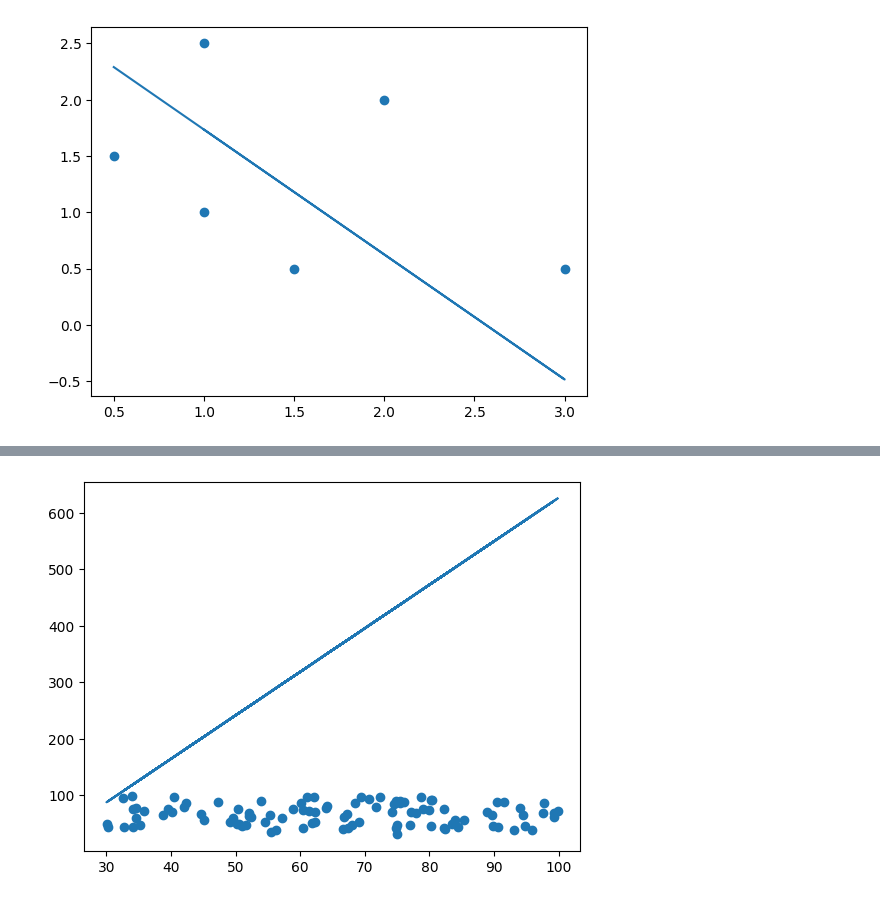
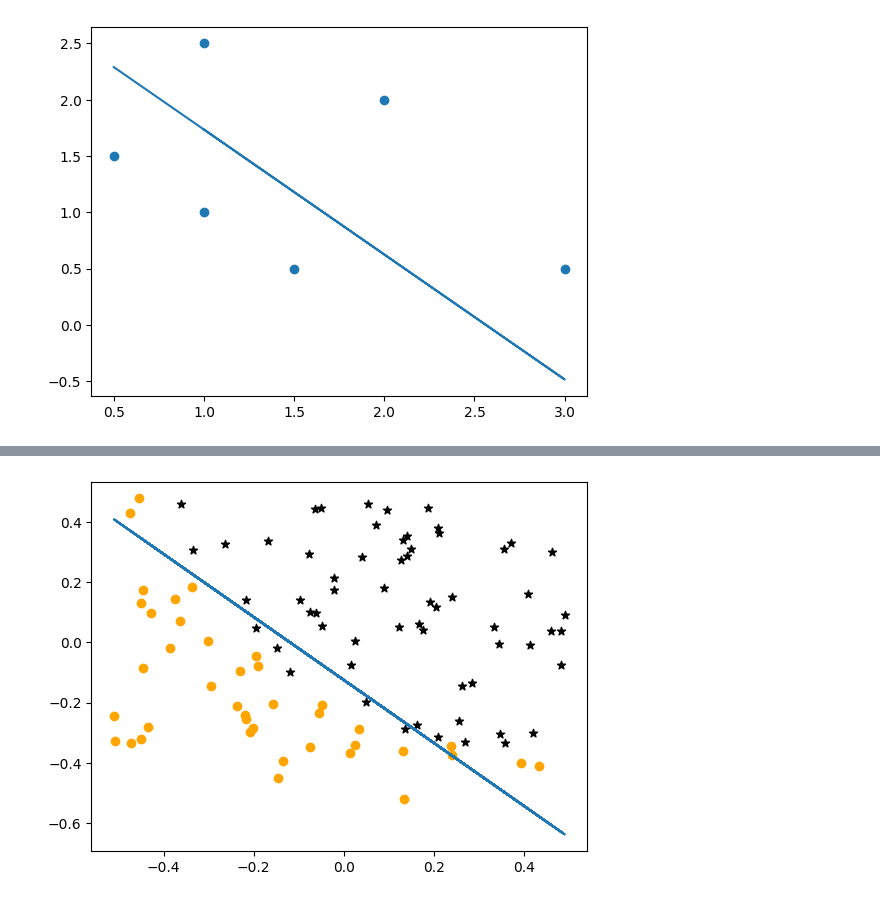
Before and after one commit to rachancheet/ml, a Jupyter notebook: logistic_regression.ipynb, the cells around one changed output, grey strips where cells are left out. Saved outputs shown, nothing was run; the diff lists cells and outputs as text; code cells hidden in the pictures.

```diff
--- a/logistic_regression.ipynb
+++ b/logistic_regression.ipynb
@@ -55,18 +55,18 @@ def compute_gradient(x,y,w,b):
     #     dj_dw[j] = dj_dw[j]/x.shape[0] + (lambda_/x.shape[0]) * w[j]
     return dj_dw/x.shape[0],dj_db/x.shape[0]
 
-def logistic_descent(x,y):
-    alpha = 0.01
+def logistic_descent(x,y,alpha = 0.01,iter =10000 ):
     w = np.zeros(x.shape[1])
     b =0
-    for i in range(10000):
+    for i in range(iter):
 
         dj_dw,dj_db = compute_gradient(x,y,w,b)
 
         w = w - alpha*dj_dw
         b = b- alpha*dj_db
         if i%100 ==0:
-            # print(w,b,"-------------------------------- cost: ",cost(x,y,w,b))
+            print(w,b,"-------------------------------- cost: ")
+                #   ,cost(x,y,w,b))
             pass
     return w,b
 # %%
@@ -89,6 +106,8 @@ pl.show()
 data = np.loadtxt("C:\code\ml\Coursera\material\C1 - Supervised Machine Learning - Regression and Classification\week3\C1W3A1\data\ex2data1.txt",delimiter = ',')
 x_train = data[:,:2]
 y_train = data[:,2]
+# x_train = np.array([[x,y,x**2,y**2] for x,y in list(x_train)])
+x_train = np.c_[x_train[:,0],x_train[:,1],x_train[:,0]**2,x_train[:,1]**2]
 print(x_train)
 y_train
 # %% [output]
@@ -115,7 +134,11 @@ array([0., 0., 0., 1., 1., 0., 1., 1., 1., 1., 0., 0., 1., 1., 0., 1., 1.,
        1., 1., 0., 0., 0., 1., 0., 1., 1., 1., 0., 0., 0., 0., 0., 1., 0.,
        1., 1., 0., 1., 1., 1., 1., 1., 1., 1., 0., 0., 1., 1., 1., 1., 1.,
        1., 0., 1., 1., 0., 1., 1., 0., 1., 1., 1., 1., 1., 1., 1.])
+# %%
+
+X = feature_scaling(x_train)
+# y_train = feature_scaling(y_train)
 # %%
-per_w,per_b = logistic_descent(x_train,y_train)
+per_w,per_b = logistic_descent(X,y_train,1,5000)
 print(per_w,per_b)
 # %% [output]
@@ -123,8 +162,13 @@ print(per_w,per_b)
 # %%
 boundary = np.array([ [x[0] ,(-per_w[0]*x[0]-per_b)/per_w[1]]  for x in x_train])
 for i in range(y_train.shape[0]):
-pl.scatter(x_train[:,0], x_train[y_train[:,1])
+    if y_train[i] == 1:
+        pl.scatter(x_train[i,0], x_train[i,1],marker='*',color='black')
+    else:
+        pl.scatter(x_train[i,0], x_train[i,1],marker='o',color= 'orange')
+
+
 pl.plot(boundary[:,0], boundary[:,1])
 pl.show()
 # %% [output]
-[figure, old version]
+[figure, new version]
```
Also changed, not shown: parts of 4 cells of this notebook.
